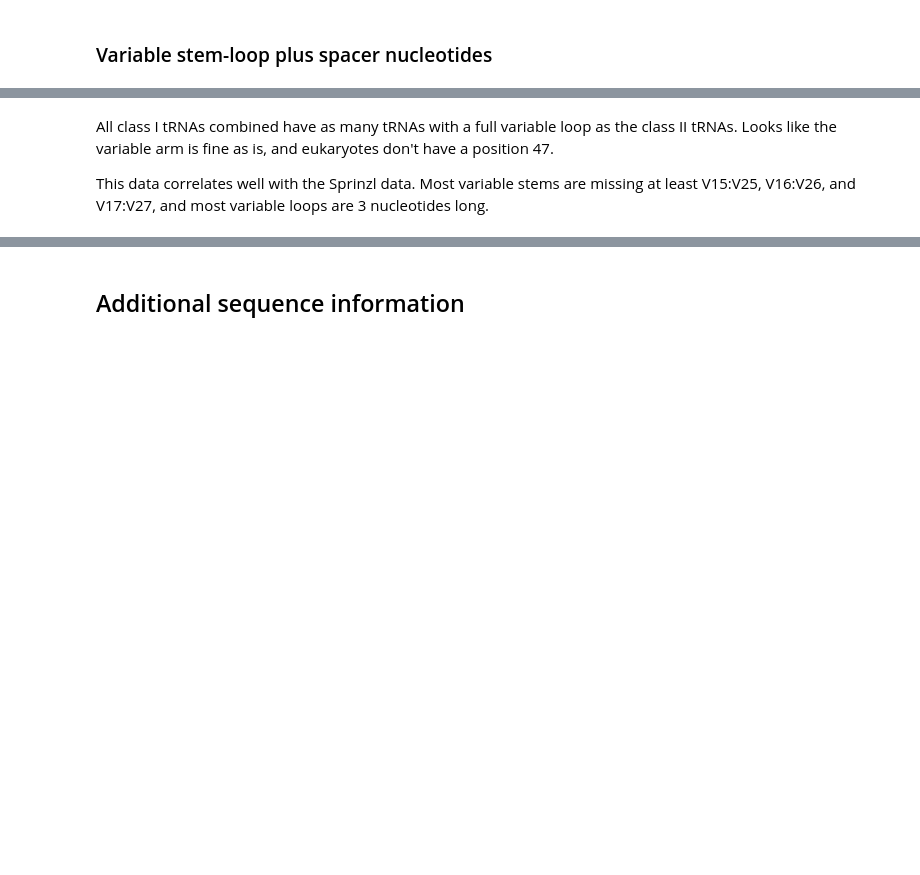
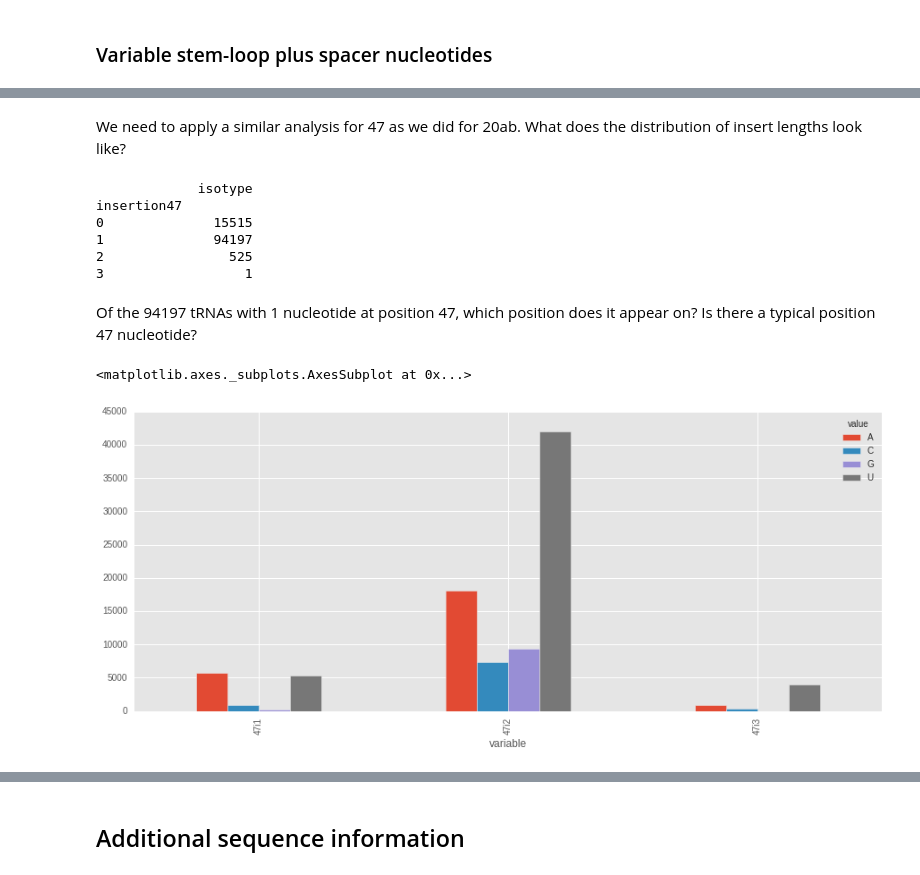
Before and after one commit to bylin/euk-features, a Jupyter notebook: notebooks/euk-tRNAs.ipynb, the cells around one changed output, grey strips where cells are left out. Cells and saved outputs as stored; diff of their text form; code cells hidden in the pictures; blank space fills up the shorter version.

Commit message:
resolve 47/47i insertions

```diff
--- a/notebooks/euk-tRNAs.ipynb
+++ b/notebooks/euk-tRNAs.ipynb
@@ -458,4 +439,25 @@ counts.plot(kind='bar')
-# %% [markdown]
-All class I tRNAs combined have as many tRNAs with a full variable loop as the class II tRNAs. Looks like the variable arm is fine as is, and eukaryotes don't have a position 47.
-
-This data correlates well with the Sprinzl data. Most variable stems are missing at least V15:V25, V16:V26, and V17:V27, and most variable loops are 3 nucleotides long.
+# %% [markdown]
+We need to apply a similar analysis for 47 as we did for 20ab. What does the distribution of insert lengths look like?
+# %%
+insert_df = identities[['isotype', '47i1', '47i2', '47i3']]
+insert_df.head()
+insertion47 = 3 - sum([(insert_df.ix[:, 1] == "."), (insert_df.ix[:, 2] == "."), (insert_df.ix[:, 3] == ".")])
+insert_df = insert_df.assign(insertion47 = insertion47)
+print(insert_df.groupby('insertion47').aggregate({"isotype": len}))
+# %% [output]
+             isotype
+insertion47
+0              15515
+1              94197
+2                525
+3                  1
+# %% [markdown]
+Of the 94197 tRNAs with 1 nucleotide at position 47, which position does it appear on? Is there a typical position 47 nucleotide?
+# %%
+df = insert_df[insert_df.insertion47 == 1]
+df = pd.melt(insert_df.ix[insert_df.insertion47 == 1, 0:4], id_vars='isotype')
+df = df[(df.value != "N") & (df.value != '.')]
+df[['variable', 'value']].groupby(['variable', 'value']).aggregate(len).unstack().plot(kind='bar')
+# %% [output]
+<matplotlib.axes._subplots.AxesSubplot at 0x...>
+[figure, added]
```
Also changed, not shown: parts of 7 cells of this notebook.
